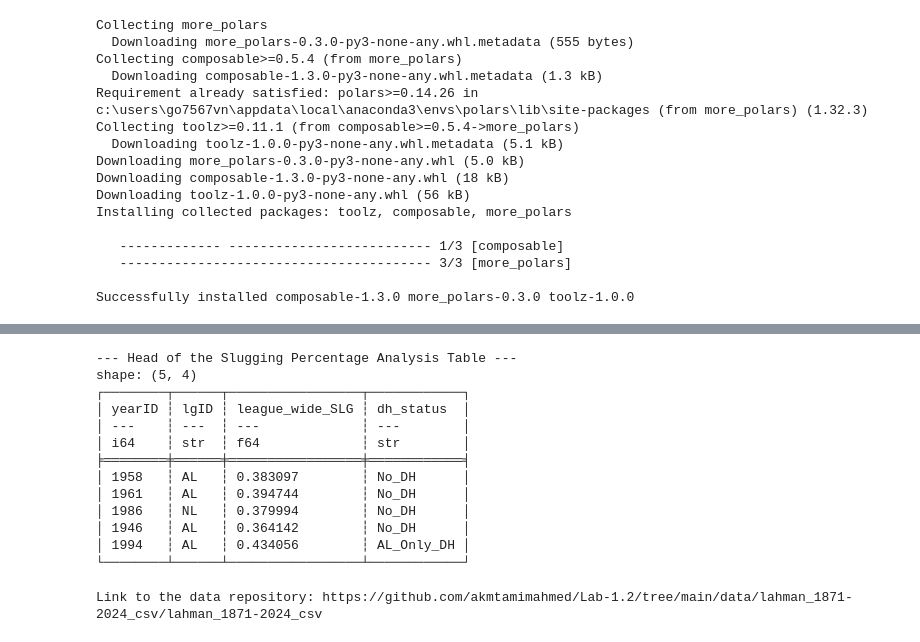
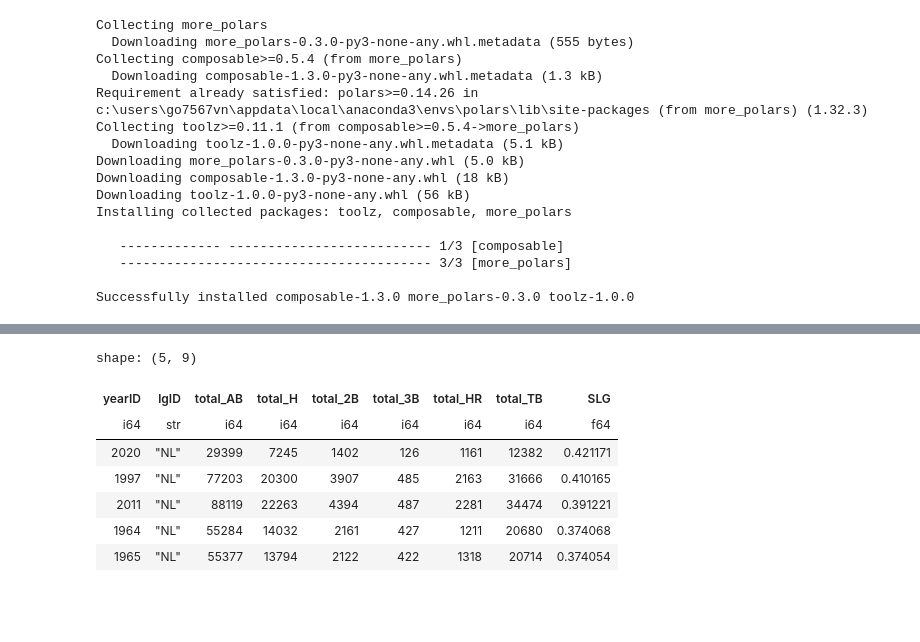
Before and after one commit to akmtamimahmed/Lab-1.2, a Jupyter notebook: data/comparing_league_wide_ERA.ipynb, the cells around one changed output, grey strips where cells are left out. Cells and saved outputs as stored; diff of their text form; code cells hidden in the pictures; blank space fills up the shorter version.

```diff
--- a/data/comparing_league_wide_ERA.ipynb
+++ b/data/comparing_league_wide_ERA.ipynb
@@ -164,21 +96,33 @@ shape: (5, 4)
-# %%
-print("\n--- Head of the Slugging Percentage Analysis Table ---")
-print(df_slg.head())
-# %% [output]
---- Head of the Slugging Percentage Analysis Table ---
-shape: (5, 4)
-┌────────┬──────┬─────────────────┬────────────┐
-│ yearID ┆ lgID ┆ league_wide_SLG ┆ dh_status  │
-│ ---    ┆ ---  ┆ ---             ┆ ---        │
-│ i64    ┆ str  ┆ f64             ┆ str        │
-╞════════╪══════╪═════════════════╪════════════╡
-│ 1958   ┆ AL   ┆ 0.383097        ┆ No_DH      │
-│ 1961   ┆ AL   ┆ 0.394744        ┆ No_DH      │
-│ 1986   ┆ NL   ┆ 0.379994        ┆ No_DH      │
-│ 1946   ┆ AL   ┆ 0.364142        ┆ No_DH      │
-│ 1994   ┆ AL   ┆ 0.434056        ┆ AL_Only_DH │
-└────────┴──────┴─────────────────┴────────────┘
-# %%
-print(f"\nLink to the data repository: https://github.com/akmtamimahmed/Lab-1.2/tree/main/data/lahman_1871-2024_csv/lahman_1871-2024_csv")
-# %% [output]
-Link to the data repository: https://github.com/akmtamimahmed/Lab-1.2/tree/main/data/lahman_1871-2024_csv/lahman_1871-2024_csv
+# %%
+# --- Task 2: Slugging Percentage Analysis ---
+batting_url = 'https://github.com/akmtamimahmed/Lab-1.2/raw/main/data/lahman_1871-2024_csv/lahman_1871-2024_csv/Batting.csv'
+bat_df = pl.read_csv(batting_url)
+bat_modern = bat_df.filter(pl.col("yearID") >= 1946)
+
+bat_group = (
+    bat_modern
+    .group_by(["yearID", "lgID"])
+    .agg([
+        pl.col("AB").sum().alias("total_AB"),
+        pl.col("H").sum().alias("total_H"),
+        pl.col("2B").sum().alias("total_2B"),
+        pl.col("3B").sum().alias("total_3B"),
+        pl.col("HR").sum().alias("total_HR"),
+    ])
+    .with_columns(
+        (pl.col("total_H") + pl.col("total_2B") + 2 * pl.col("total_3B") + 3 * pl.col("total_HR")).alias("total_TB")
+    )
+    .with_columns(
+        (pl.col("total_TB") / pl.col("total_AB")).alias("SLG")
+    )
+)
+bat_group.head()
+# %% [output]
+shape: (5, 9)
+| yearID | lgID | total_AB | total_H | total_2B | total_3B | total_HR | total_TB | SLG |
+| i64 | str | i64 | i64 | i64 | i64 | i64 | i64 | f64 |
+| 2020 | "NL" | 29399 | 7245 | 1402 | 126 | 1161 | 12382 | 0.421171 |
+| 1997 | "NL" | 77203 | 20300 | 3907 | 485 | 2163 | 31666 | 0.410165 |
+| 2011 | "NL" | 88119 | 22263 | 4394 | 487 | 2281 | 34474 | 0.391221 |
+| 1964 | "NL" | 55284 | 14032 | 2161 | 427 | 1211 | 20680 | 0.374068 |
+| 1965 | "NL" | 55377 | 13794 | 2122 | 422 | 1318 | 20714 | 0.374054 |
```
Also changed, not shown: parts of 10 cells of this notebook, 4 other files.
